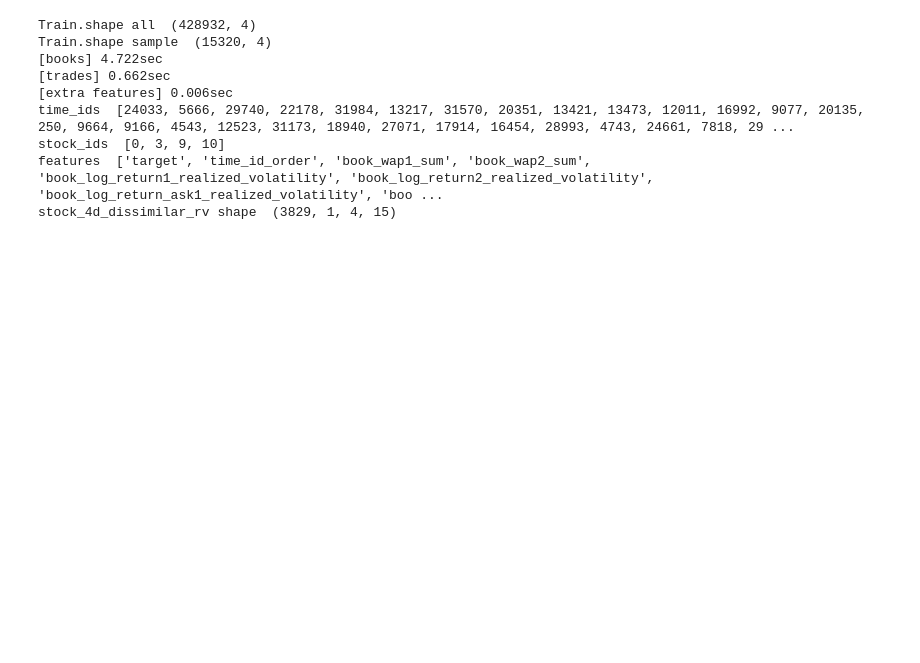
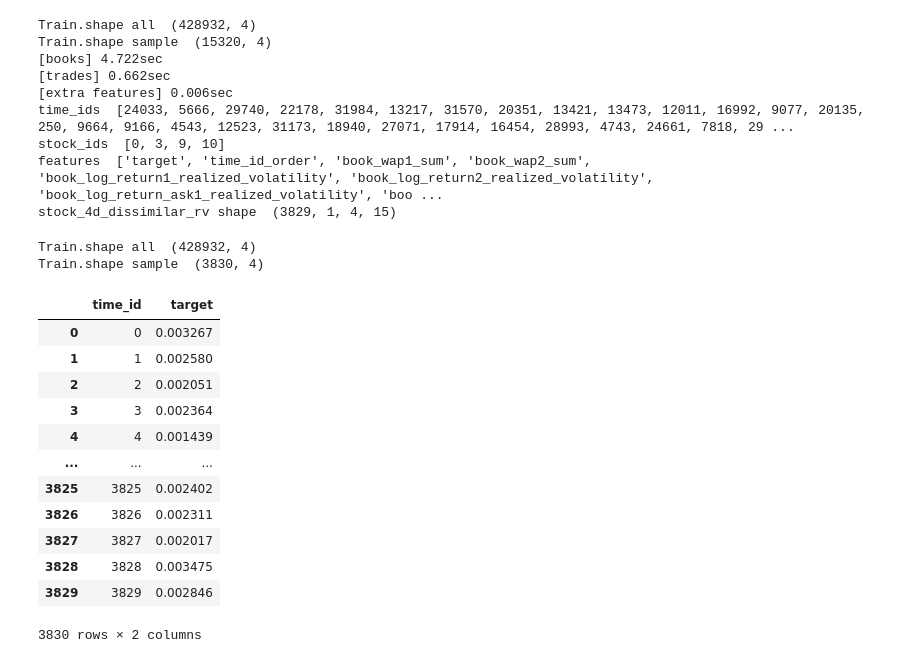
Before and after one commit to poo5zan/masters-research-project, a Jupyter notebook: data_preparation.ipynb, the cells around one changed output. Cells and saved outputs as stored; diff of their text form; code cells hidden in the pictures; blank space fills up the shorter version.

```diff
--- a/data_preparation.ipynb
+++ b/data_preparation.ipynb
@@ -292,3 +300,26 @@ time_ids  [24033, 5666, 29740, 22178, 31984, 13217, 31570, 20351, 13421, 13473,
 stock_ids  [0, 3, 9, 10]
 features  ['target', 'time_id_order', 'book_wap1_sum', 'book_wap2_sum', 'book_log_return1_realized_volatility', 'book_log_return2_realized_volatility', 'book_log_return_ask1_realized_volatility', 'boo ...
 stock_4d_dissimilar_rv shape  (3829, 1, 4, 15)
+# %%
+# stock data targets
+df_train_0 = get_train_data([0])
+df_train_0 = df_train_0[['time_id_order', 'target']]
+df_train_0 = df_train_0.rename(columns={"time_id_order": "time_id"})
+df_train_0.to_csv("./data/stocks_targets_0.csv", index=False)
+df_train_0
+# %% [output]
+Train.shape all  (428932, 4)
+Train.shape sample  (3830, 4)
+|  | time_id | target |
+| 0 | 0 | 0.003267 |
+| 1 | 1 | 0.002580 |
+| 2 | 2 | 0.002051 |
+| 3 | 3 | 0.002364 |
+| 4 | 4 | 0.001439 |
+| ... | ... | ... |
+| 3825 | 3825 | 0.002402 |
+| 3826 | 3826 | 0.002311 |
+| 3827 | 3827 | 0.002017 |
+| 3828 | 3828 | 0.003475 |
+| 3829 | 3829 | 0.002846 |
+3830 rows × 2 columns
```
Also changed, not shown: parts of 5 cells of this notebook.
